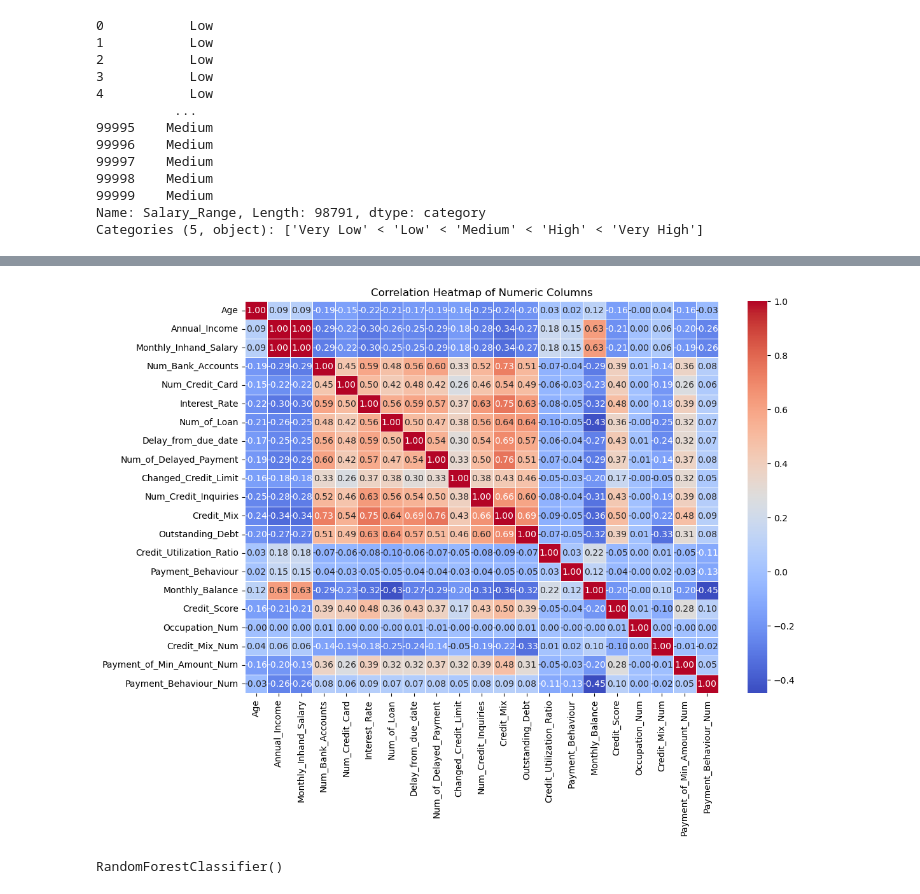
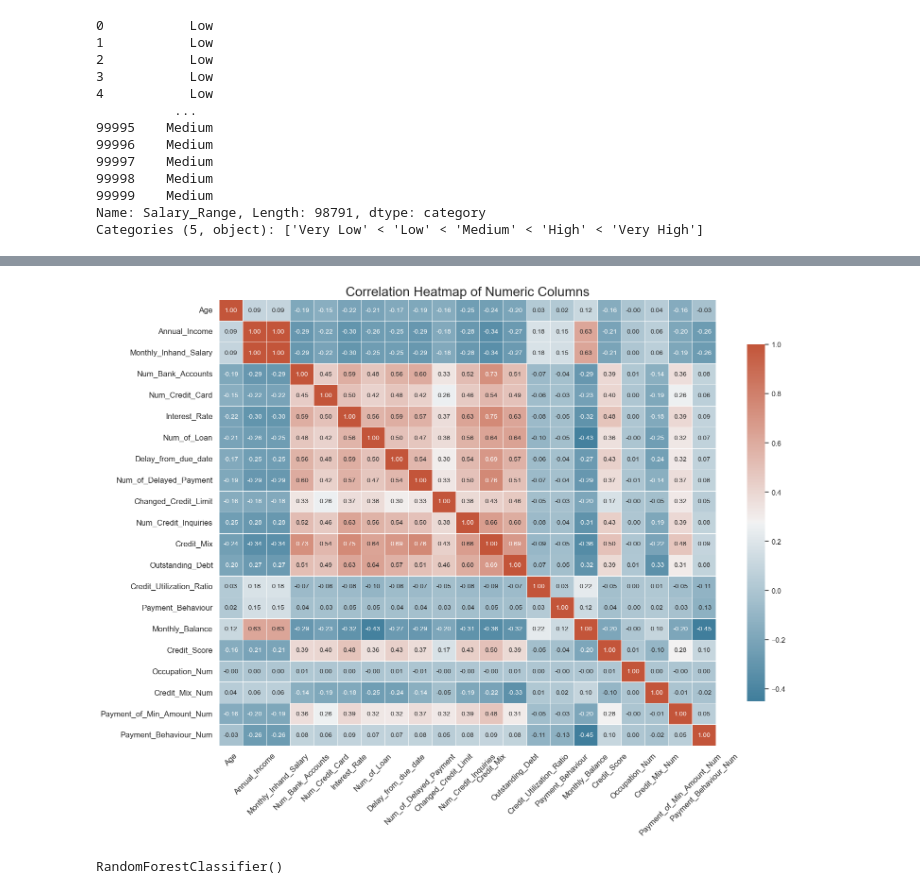
Before and after one commit to gamuhrai/Project-4-Credit-Worthiness, a Jupyter notebook: Credit-Score.ipynb, the cells around one changed output, grey strips where cells are left out. Drawn from its saved outputs; the diff is of its cells as text; code cells hidden in the pictures.

```diff
--- a/Credit-Score.ipynb
+++ b/Credit-Score.ipynb
@@ -456,20 +444,25 @@ Payment_of_Min_Amount_Num    0
 Payment_Behaviour_Num        0
 dtype: int64
 # %%
-import pandas as pd
-import seaborn as sns
-import matplotlib.pyplot as plt
-
 # Calculate the correlation matrix
 correlation_matrix = df1.corr()
 
+plt.figure(figsize=(16, 12))
+cmap = sns.diverging_palette(230, 20, as_cmap=True)
+
 # Create a heatmap
-plt.figure(figsize=(12, 8))
-sns.heatmap(correlation_matrix, annot=True, cmap='coolwarm', fmt=".2f", linewidths=0.5)
-plt.title('Correlation Heatmap of Numeric Columns')
+sns.heatmap(correlation_matrix, annot=True, cmap=cmap, fmt=".2f", linewidths=0.5,
+            cbar_kws={"shrink": .8}, annot_kws={"size": 10})
+
+plt.title('Correlation Heatmap of Numeric Columns', fontsize=20)
+plt.xticks(fontsize=12, rotation=45)
+plt.yticks(fontsize=12)
+
+plt.tight_layout()
+
 plt.show()
 # %% [output]
-[figure, old version]
+[figure, new version]
 # %%
 from sklearn.model_selection import train_test_split
 from sklearn.metrics import classification_report, accuracy_score, confusion_matrix
```
Also changed, not shown: parts of 12 cells of this notebook.
